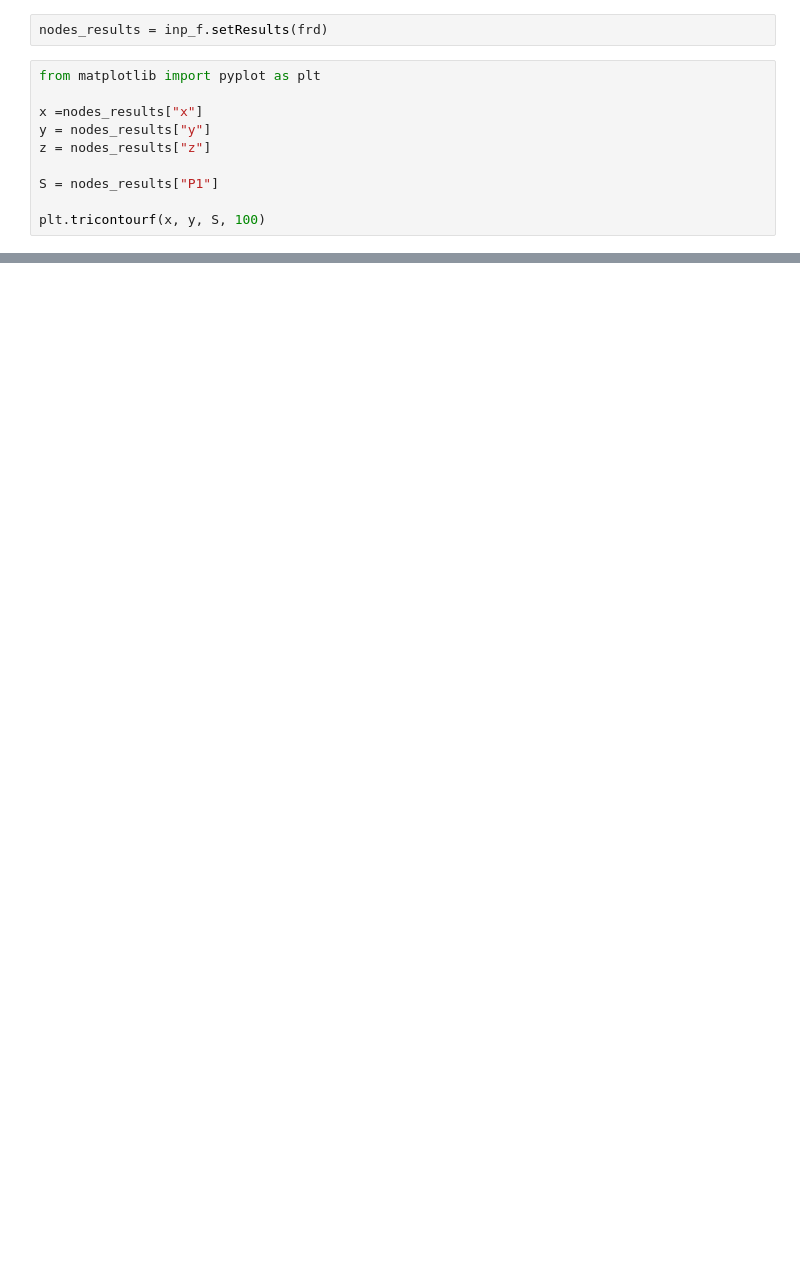
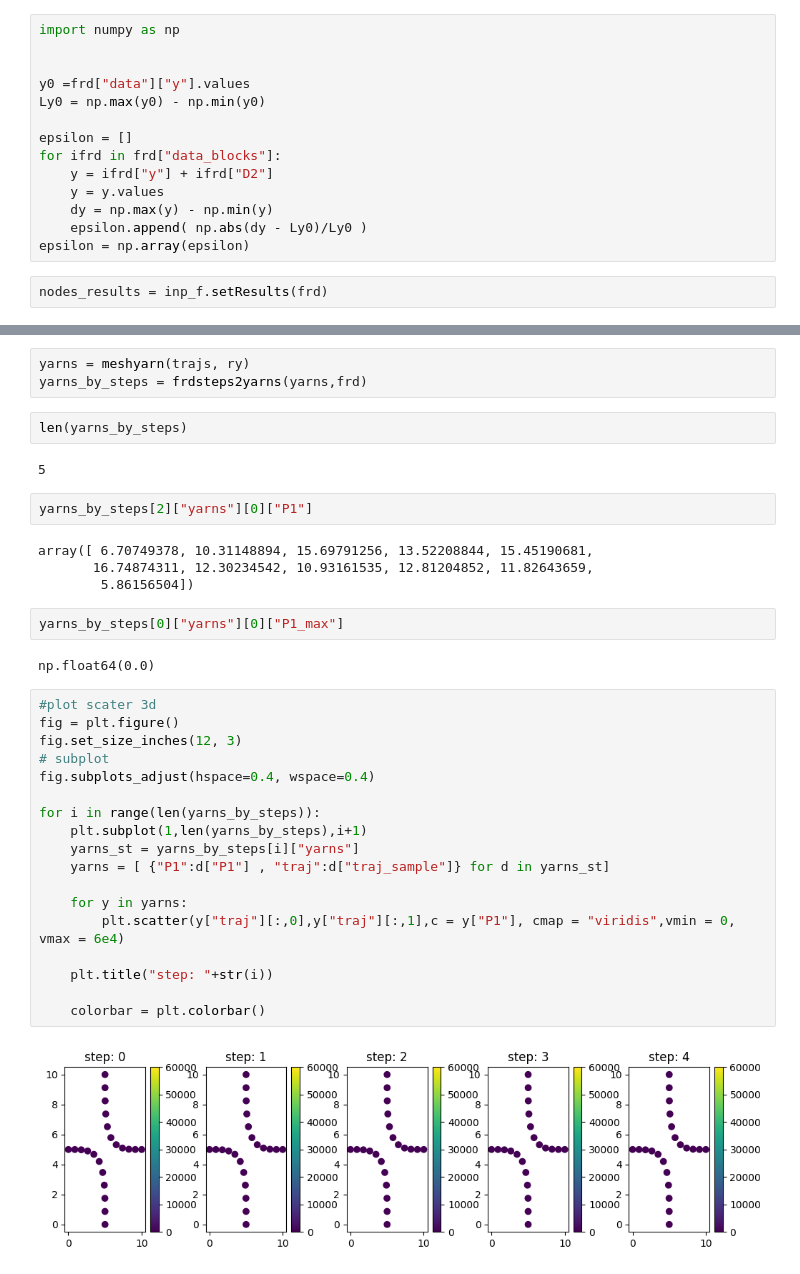
Before and after one commit to AdvancedMaterialSimulation/CITISENS_Composite, a Jupyter notebook: scripts/MinRVE/post.ipynb, the cells around one changed output, grey strips where cells are left out. Saved outputs shown, nothing was run; the diff lists cells and outputs as text; blank space fills up the shorter version.

```diff
--- a/scripts/MinRVE/post.ipynb
+++ b/scripts/MinRVE/post.ipynb
@@ -8,12 +15,16 @@ frd = readfrd("output/main.frd")
+# %%
+import numpy as np
+
+
+y0 =frd["data"]["y"].values
+Ly0 = np.max(y0) - np.min(y0)
+
+epsilon = []
+for ifrd in frd["data_blocks"]:
+    y = ifrd["y"] + ifrd["D2"]
+    y = y.values
+    dy = np.max(y) - np.min(y)
+    epsilon.append( np.abs(dy - Ly0)/Ly0 )
+epsilon = np.array(epsilon)
 # %%
 nodes_results = inp_f.setResults(frd)
-# %%
-from matplotlib import pyplot as plt
-
-x =nodes_results["x"]
-y = nodes_results["y"]
-z = nodes_results["z"]
-
-S = nodes_results["P1"]
-
-plt.tricontourf(x, y, S, 100)
@@ -22,0 +40,37 @@ plt.tricontourf(x, y, S, 100)
+# %%
+yarns = meshyarn(trajs, ry)
+yarns_by_steps = frdsteps2yarns(yarns,frd)
+# %%
+len(yarns_by_steps)
+# %% [output]
+5
+# %%
+yarns_by_steps[2]["yarns"][0]["P1"]
+# %% [output]
+array([ 6.70749378, 10.31148894, 15.69791256, 13.52208844, 15.45190681,
+       16.74874311, 12.30234542, 10.93161535, 12.81204852, 11.82643659,
+        5.86156504])
+# %%
+yarns_by_steps[0]["yarns"][0]["P1_max"]
+# %% [output]
+np.float64(0.0)
+# %%
+#plot scater 3d
+fig = plt.figure()
+fig.set_size_inches(12, 3)
+# subplot
+fig.subplots_adjust(hspace=0.4, wspace=0.4)
+
+for i in range(len(yarns_by_steps)):
+    plt.subplot(1,len(yarns_by_steps),i+1)
+    yarns_st = yarns_by_steps[i]["yarns"]
+    yarns = [ {"P1":d["P1"] , "traj":d["traj_sample"]} for d in yarns_st]
+
+    for y in yarns:
+        plt.scatter(y["traj"][:,0],y["traj"][:,1],c = y["P1"], cmap = "viridis",vmin = 0, vmax = 6e4)
+
+    plt.title("step: "+str(i))
+
+    colorbar = plt.colorbar()
+# %% [output]
+[figure, added]
```
Also changed, not shown: parts of 23 cells of this notebook, 17 other files.
